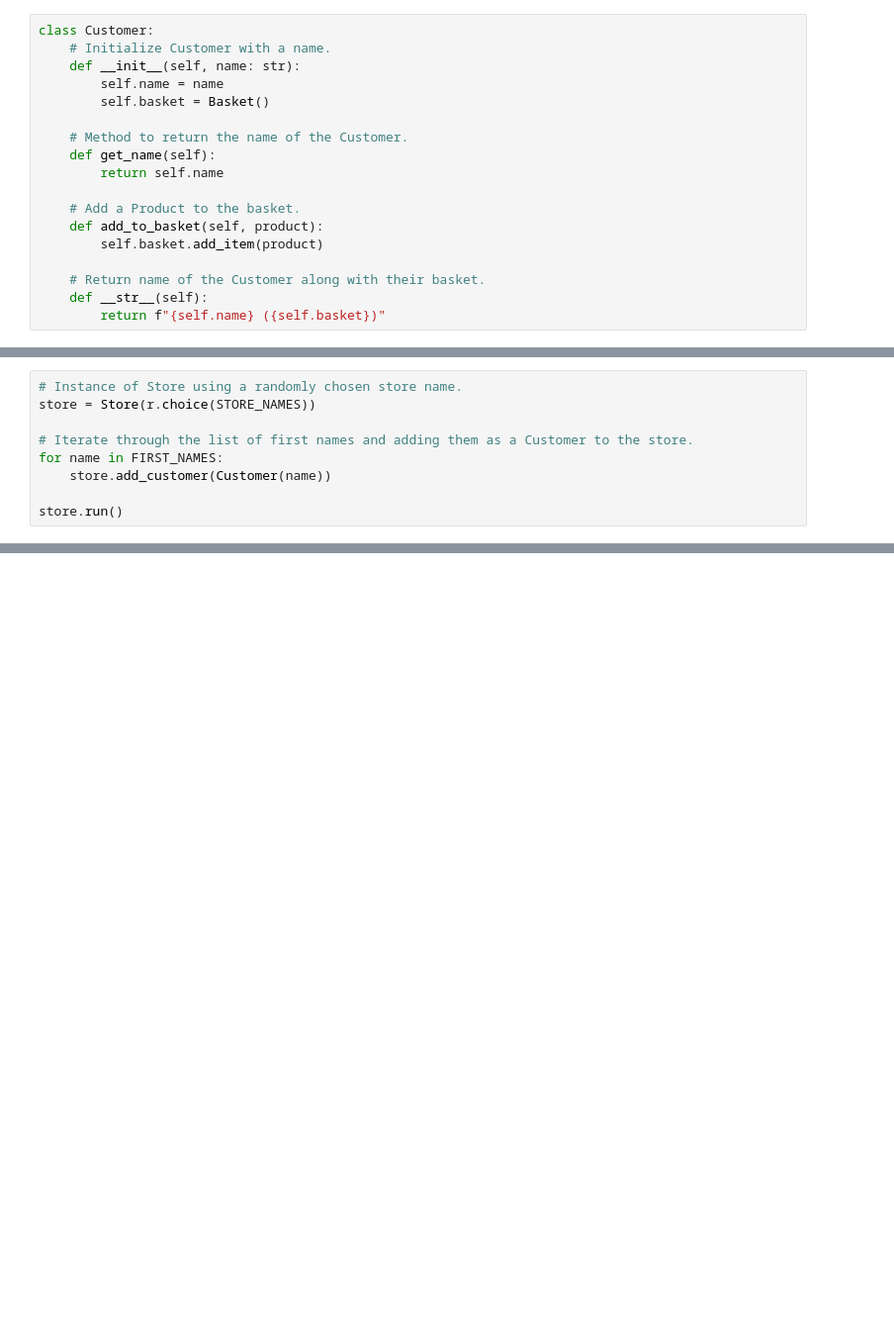
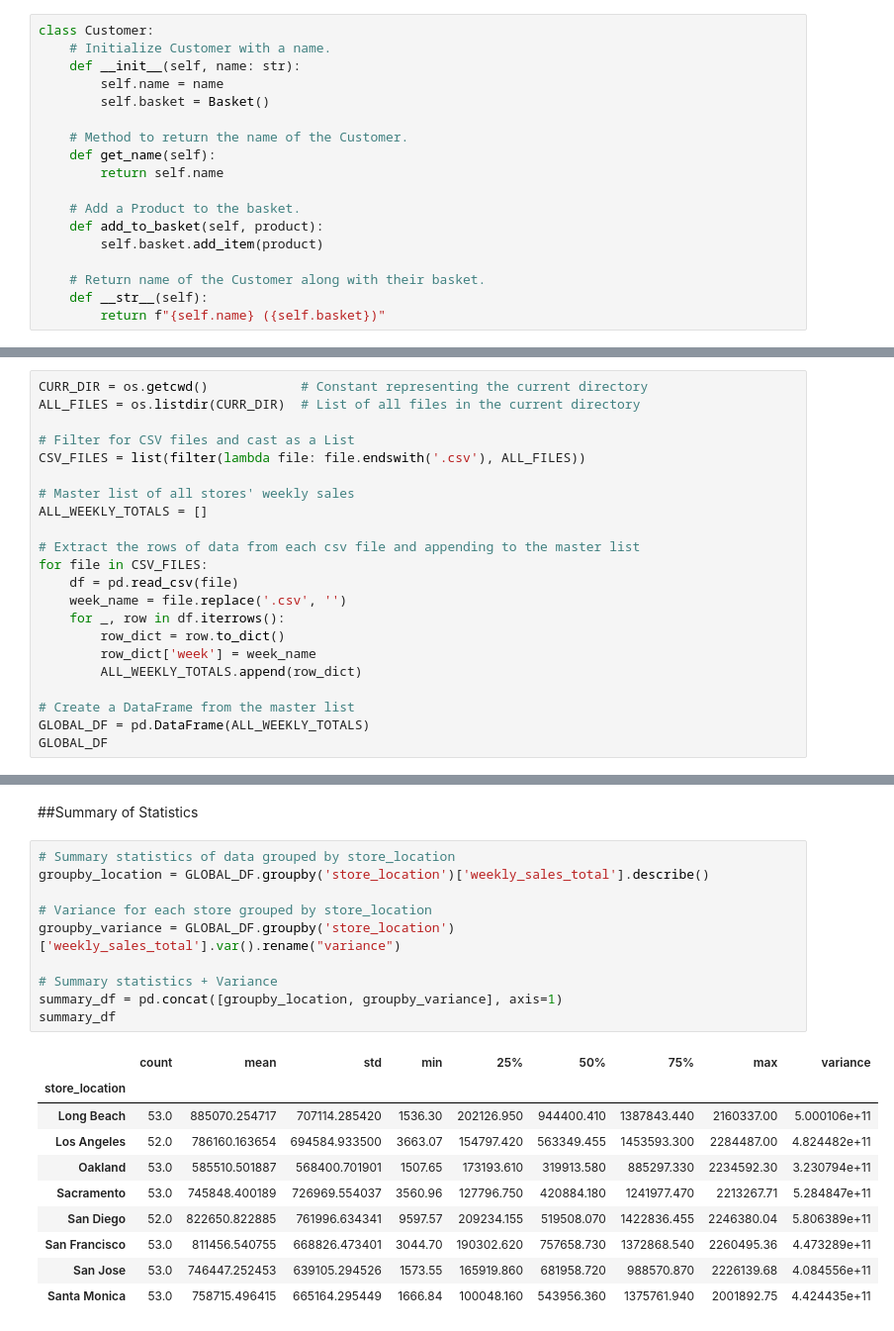
Before and after one commit to anthonyvann/Corporate-Analytics-in-Pandas, a Jupyter notebook: Corporate_Analytics.ipynb, the cells around one changed output, grey strips where cells are left out. Shown at 99% size. Drawn from its saved outputs; the diff is of its cells as text; blank space fills up the shorter version.

```diff
--- a/Corporate_Analytics.ipynb
+++ b/Corporate_Analytics.ipynb
@@ -445,9 +273,0 @@ class Basket:
-# %%
-# Instance of Store using a randomly chosen store name.
-store = Store(r.choice(STORE_NAMES))
-
-# Iterate through the list of first names and adding them as a Customer to the store.
-for name in FIRST_NAMES:
-    store.add_customer(Customer(name))
-
-store.run()
@@ -471,0 +422,22 @@ Micro Center Current Total Sales: $5693.73.
+# %%
+CURR_DIR = os.getcwd()            # Constant representing the current directory
+ALL_FILES = os.listdir(CURR_DIR)  # List of all files in the current directory
+
+# Filter for CSV files and cast as a List
+CSV_FILES = list(filter(lambda file: file.endswith('.csv'), ALL_FILES))
+
+# Master list of all stores' weekly sales
+ALL_WEEKLY_TOTALS = []
+
+# Extract the rows of data from each csv file and appending to the master list
+for file in CSV_FILES:
+    df = pd.read_csv(file)
+    week_name = file.replace('.csv', '')
+    for _, row in df.iterrows():
+        row_dict = row.to_dict()
+        row_dict['week'] = week_name
+        ALL_WEEKLY_TOTALS.append(row_dict)
+
+# Create a DataFrame from the master list
+GLOBAL_DF = pd.DataFrame(ALL_WEEKLY_TOTALS)
+GLOBAL_DF
@@ -471,0 +458,23 @@ Micro Center Current Total Sales: $5693.73.
+# %% [markdown]
+##Summary of Statistics
+# %%
+# Summary statistics of data grouped by store_location
+groupby_location = GLOBAL_DF.groupby('store_location')['weekly_sales_total'].describe()
+
+# Variance for each store grouped by store_location
+groupby_variance = GLOBAL_DF.groupby('store_location')['weekly_sales_total'].var().rename("variance")
+
+# Summary statistics + Variance
+summary_df = pd.concat([groupby_location, groupby_variance], axis=1)
+summary_df
+# %% [output]
+|  | count | mean | std | min | 25% | 50% | 75% | max | variance |
+| store_location |  |  |  |  |  |  |  |  |  |
+| Long Beach | 53.0 | 885070.254717 | 707114.285420 | 1536.30 | 202126.950 | 944400.410 | 1387843.440 | 2160337.00 | 5.000106e+11 |
+| Los Angeles | 52.0 | 786160.163654 | 694584.933500 | 3663.07 | 154797.420 | 563349.455 | 1453593.300 | 2284487.00 | 4.824482e+11 |
+| Oakland | 53.0 | 585510.501887 | 568400.701901 | 1507.65 | 173193.610 | 319913.580 | 885297.330 | 2234592.30 | 3.230794e+11 |
+| Sacramento | 53.0 | 745848.400189 | 726969.554037 | 3560.96 | 127796.750 | 420884.180 | 1241977.470 | 2213267.71 | 5.284847e+11 |
+| San Diego | 52.0 | 822650.822885 | 761996.634341 | 9597.57 | 209234.155 | 519508.070 | 1422836.455 | 2246380.04 | 5.806389e+11 |
+| San Francisco | 53.0 | 811456.540755 | 668826.473401 | 3044.70 | 190302.620 | 757658.730 | 1372868.540 | 2260495.36 | 4.473289e+11 |
+| San Jose | 53.0 | 746447.252453 | 639105.294526 | 1573.55 | 165919.860 | 681958.720 | 988570.870 | 2226139.68 | 4.084556e+11 |
+| Santa Monica | 53.0 | 758715.496415 | 665164.295449 | 1666.84 | 100048.160 | 543956.360 | 1375761.940 | 2001892.75 | 4.424435e+11 |
```
Also changed, not shown: parts of 50 cells of this notebook.
